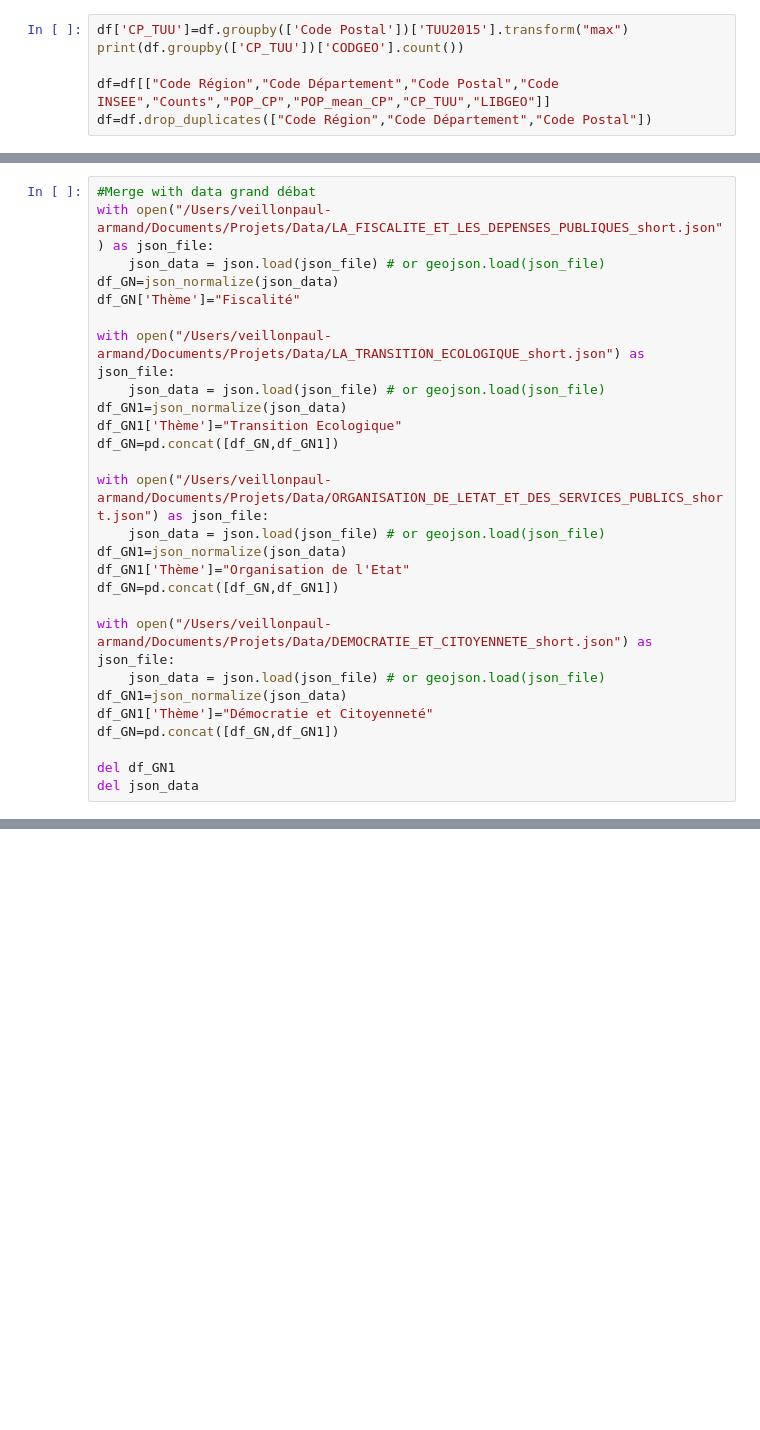
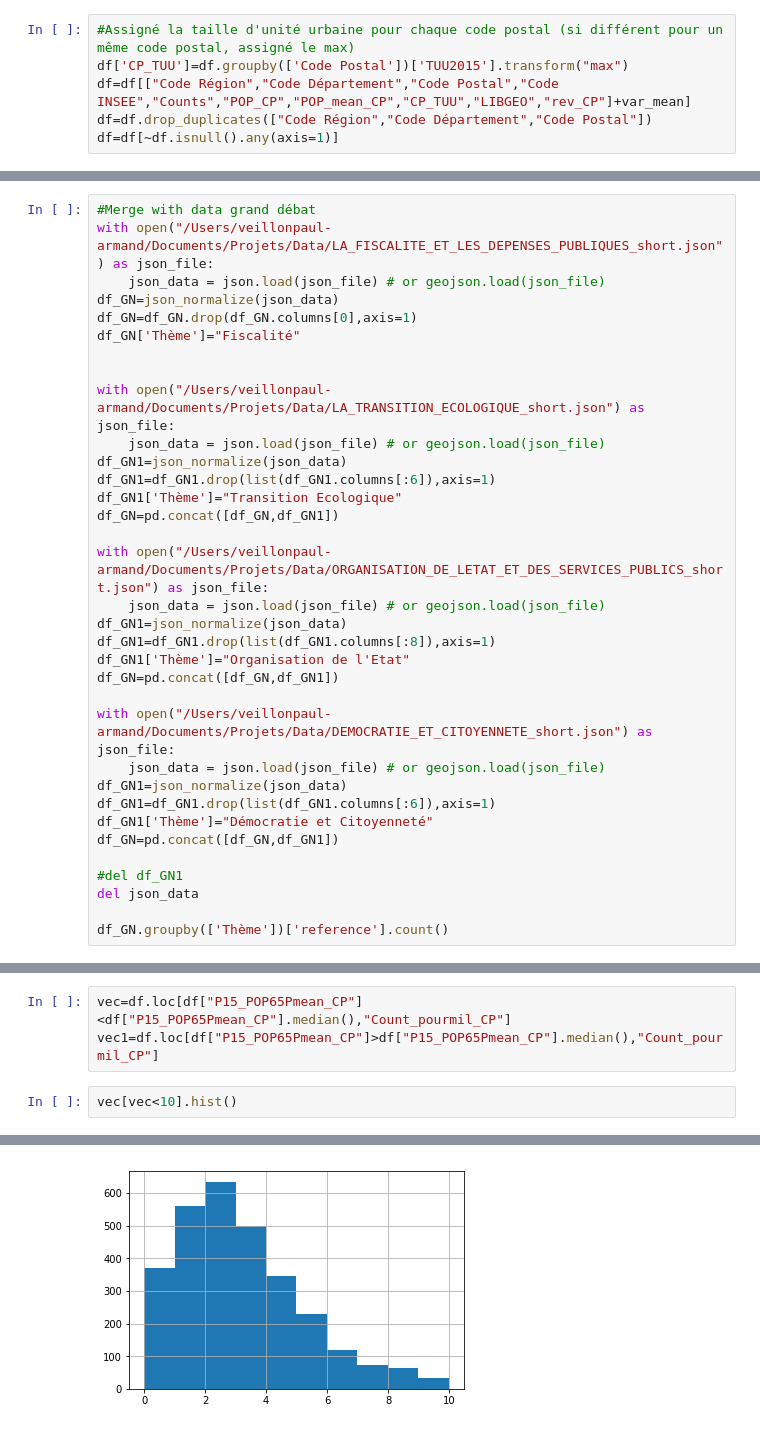
Before and after one commit to Paulaveillon/GDN, a Jupyter notebook: Notebook/Merge_geo.ipynb, the cells around one changed output, grey strips where cells are left out. Saved outputs shown, nothing was run; the diff lists cells and outputs as text; blank space fills up the shorter version.

```diff
--- a/Notebook/Merge_geo.ipynb
+++ b/Notebook/Merge_geo.ipynb
@@ -32,6 +96,6 @@ df.head(5)
 # %%
+#Assigné la taille d'unité urbaine pour chaque code postal (si différent pour un même code postal, assigné le max)
 df['CP_TUU']=df.groupby(['Code Postal'])['TUU2015'].transform("max")
-print(df.groupby(['CP_TUU'])['CODGEO'].count())
-
-df=df[["Code Région","Code Département","Code Postal","Code INSEE","Counts","POP_CP","POP_mean_CP","CP_TUU","LIBGEO"]]
+df=df[["Code Région","Code Département","Code Postal","Code INSEE","Counts","POP_CP","POP_mean_CP","CP_TUU","LIBGEO","rev_CP"]+var_mean]
 df=df.drop_duplicates(["Code Région","Code Département","Code Postal"])
+df=df[~df.isnull().any(axis=1)]
@@ -86,25 +165,32 @@ df.to_csv("/Users/veillonpaul-armand/Documents/Projets/Data/Carto/CP_conso.csv")
 with open("/Users/veillonpaul-armand/Documents/Projets/Data/LA_FISCALITE_ET_LES_DEPENSES_PUBLIQUES_short.json") as json_file:
     json_data = json.load(json_file) # or geojson.load(json_file)
 df_GN=json_normalize(json_data)
+df_GN=df_GN.drop(df_GN.columns[0],axis=1)
 df_GN['Thème']="Fiscalité"
+
 
 with open("/Users/veillonpaul-armand/Documents/Projets/Data/LA_TRANSITION_ECOLOGIQUE_short.json") as json_file:
     json_data = json.load(json_file) # or geojson.load(json_file)
 df_GN1=json_normalize(json_data)
+df_GN1=df_GN1.drop(list(df_GN1.columns[:6]),axis=1)
 df_GN1['Thème']="Transition Ecologique"
 df_GN=pd.concat([df_GN,df_GN1])
 
 with open("/Users/veillonpaul-armand/Documents/Projets/Data/ORGANISATION_DE_LETAT_ET_DES_SERVICES_PUBLICS_short.json") as json_file:
     json_data = json.load(json_file) # or geojson.load(json_file)
 df_GN1=json_normalize(json_data)
+df_GN1=df_GN1.drop(list(df_GN1.columns[:8]),axis=1)
 df_GN1['Thème']="Organisation de l'Etat"
 df_GN=pd.concat([df_GN,df_GN1])
 
 with open("/Users/veillonpaul-armand/Documents/Projets/Data/DEMOCRATIE_ET_CITOYENNETE_short.json") as json_file:
     json_data = json.load(json_file) # or geojson.load(json_file)
 df_GN1=json_normalize(json_data)
+df_GN1=df_GN1.drop(list(df_GN1.columns[:6]),axis=1)
 df_GN1['Thème']="Démocratie et Citoyenneté"
 df_GN=pd.concat([df_GN,df_GN1])
 
-del df_GN1
+#del df_GN1
 del json_data
+
+df_GN.groupby(['Thème'])['reference'].count()
@@ -207,0 +324,6 @@ pop["perc_cit"].hist()
+# %%
+vec=df.loc[df["P15_POP65Pmean_CP"]<df["P15_POP65Pmean_CP"].median(),"Count_pourmil_CP"]
+vec1=df.loc[df["P15_POP65Pmean_CP"]>df["P15_POP65Pmean_CP"].median(),"Count_pourmil_CP"]
+# %%
+vec[vec<10].hist()
+# %% [output]
@@ -207,0 +331 @@ pop["perc_cit"].hist()
+[figure, added]
```
Also changed, not shown: parts of 25 cells of this notebook, 6 other files.
